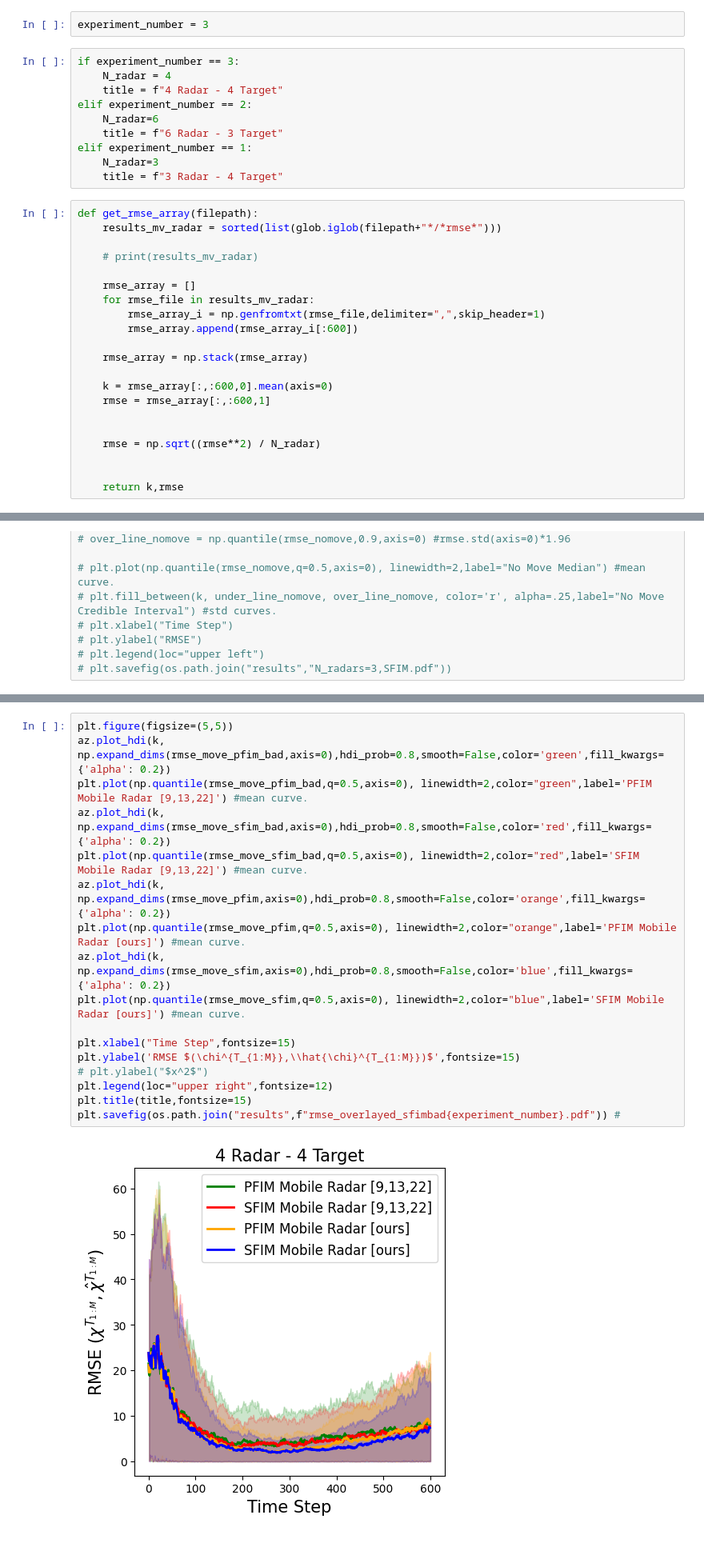
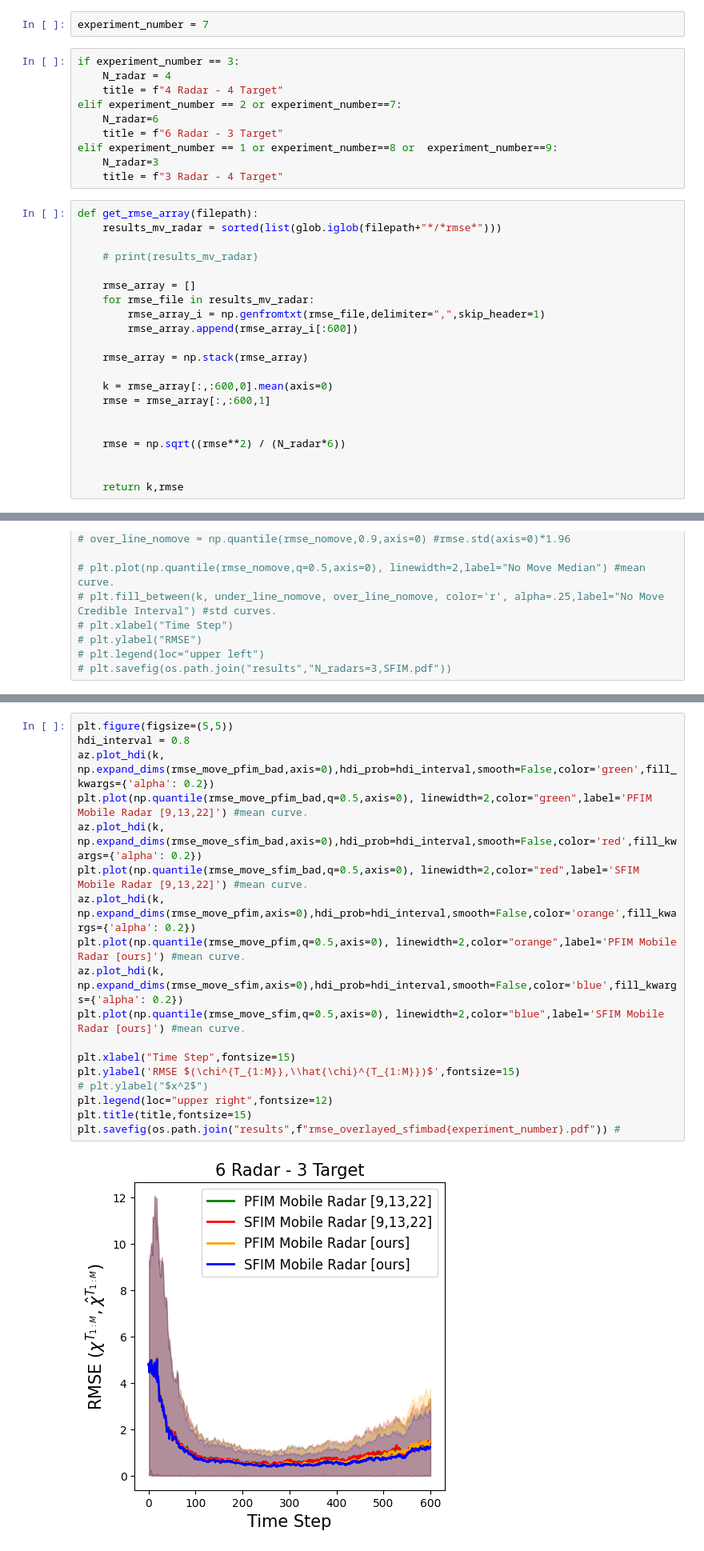
Before and after one commit to mlpotter/OptimalTrackingAndControl, a Jupyter notebook: src_faster/visualize_results.ipynb, the cells around one changed output, grey strips where cells are left out. Shown at 80% size. Cells and saved outputs as stored; diff of their text form.

```diff
--- a/src_faster/visualize_results.ipynb
+++ b/src_faster/visualize_results.ipynb
@@ -16,15 +16,15 @@ move_radars = ["no-move_radars","move_radars"]
 remove_tmp_images = ["remove_tmp_images"]
 save_images = ["no-save_images"]
 # %%
-experiment_number = 3
+experiment_number = 7
 # %%
 if experiment_number == 3:
     N_radar = 4
     title = f"4 Radar - 4 Target"
-elif experiment_number == 2:
+elif experiment_number == 2 or experiment_number==7:
     N_radar=6
     title = f"6 Radar - 3 Target"
-elif experiment_number == 1:
+elif experiment_number == 1 or experiment_number==8 or  experiment_number==9:
     N_radar=3
     title = f"3 Radar - 4 Target"
 # %%
@@ -44,7 +44,7 @@ def get_rmse_array(filepath):
     rmse = rmse_array[:,:600,1]
 
 
-    rmse = np.sqrt((rmse**2) / N_radar)
+    rmse = np.sqrt((rmse**2) / (N_radar*6))
 
 
     return k,rmse
@@ -210,22 +257,23 @@ plt.savefig(os.path.join("results",f"rmse_overlayed{experiment_number}.pdf"))
 # %%
 plt.figure(figsize=(5,5))
-az.plot_hdi(k, np.expand_dims(rmse_move_pfim_bad,axis=0),hdi_prob=0.8,smooth=False,color='green',fill_kwargs={'alpha': 0.2})
+hdi_interval = 0.8
+az.plot_hdi(k, np.expand_dims(rmse_move_pfim_bad,axis=0),hdi_prob=hdi_interval,smooth=False,color='green',fill_kwargs={'alpha': 0.2})
 plt.plot(np.quantile(rmse_move_pfim_bad,q=0.5,axis=0), linewidth=2,color="green",label='PFIM Mobile Radar [9,13,22]') #mean curve.
-az.plot_hdi(k, np.expand_dims(rmse_move_sfim_bad,axis=0),hdi_prob=0.8,smooth=False,color='red',fill_kwargs={'alpha': 0.2})
+az.plot_hdi(k, np.expand_dims(rmse_move_sfim_bad,axis=0),hdi_prob=hdi_interval,smooth=False,color='red',fill_kwargs={'alpha': 0.2})
 plt.plot(np.quantile(rmse_move_sfim_bad,q=0.5,axis=0), linewidth=2,color="red",label='SFIM Mobile Radar [9,13,22]') #mean curve.
-az.plot_hdi(k, np.expand_dims(rmse_move_pfim,axis=0),hdi_prob=0.8,smooth=False,color='orange',fill_kwargs={'alpha': 0.2})
+az.plot_hdi(k, np.expand_dims(rmse_move_pfim,axis=0),hdi_prob=hdi_interval,smooth=False,color='orange',fill_kwargs={'alpha': 0.2})
 plt.plot(np.quantile(rmse_move_pfim,q=0.5,axis=0), linewidth=2,color="orange",label='PFIM Mobile Radar [ours]') #mean curve.
-az.plot_hdi(k, np.expand_dims(rmse_move_sfim,axis=0),hdi_prob=0.8,smooth=False,color='blue',fill_kwargs={'alpha': 0.2})
+az.plot_hdi(k, np.expand_dims(rmse_move_sfim,axis=0),hdi_prob=hdi_interval,smooth=False,color='blue',fill_kwargs={'alpha': 0.2})
 plt.plot(np.quantile(rmse_move_sfim,q=0.5,axis=0), linewidth=2,color="blue",label='SFIM Mobile Radar [ours]') #mean curve.
 
 plt.xlabel("Time Step",fontsize=15)
 plt.ylabel('RMSE $(\chi^{T_{1:M}},\\hat{\chi}^{T_{1:M}})$',fontsize=15)
 # plt.ylabel("$x^2$")
 plt.legend(loc="upper right",fontsize=12)
 plt.title(title,fontsize=15)
 plt.savefig(os.path.join("results",f"rmse_overlayed_sfimbad{experiment_number}.pdf")) #
 # %% [output]
-[figure, old version]
+[figure, new version]
 # %%
 plt.figure(figsize=(5,5))
 # az.plot_hdi(k, np.expand_dims(rmse_move_pfim_bad,axis=0),hdi_prob=0.8,smooth=False,color='green',fill_kwargs={'alpha': 0.2})
```
Also changed, not shown: parts of 17 cells of this notebook, 4 other files.
